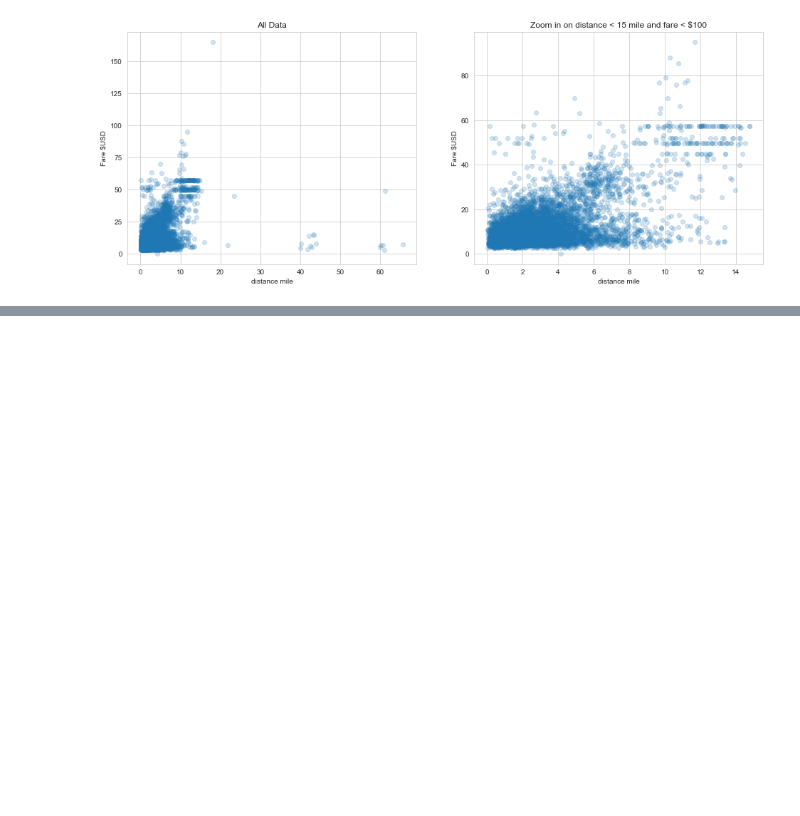
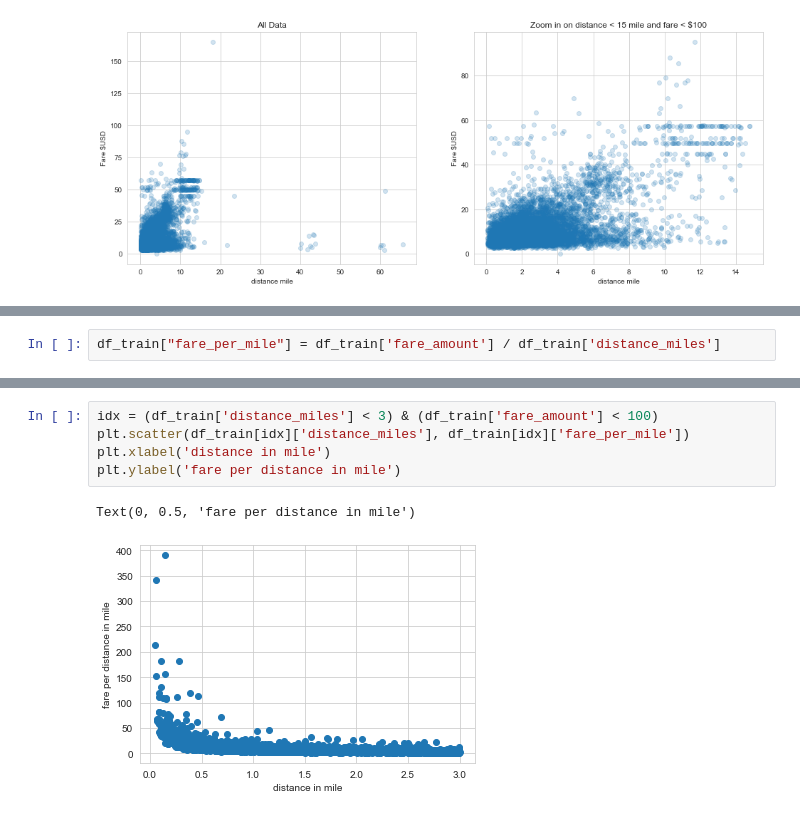
Before and after one commit to ThierrryScotto/New-York-Taxi-Fare-Prediction, a Jupyter notebook: New_York_City_Taxi_Fare_Prediction.ipynb, the cells around one changed output, grey strips where cells are left out. Cells and saved outputs as stored; diff of their text form; blank space fills up the shorter version.

```diff
--- a/New_York_City_Taxi_Fare_Prediction.ipynb
+++ b/New_York_City_Taxi_Fare_Prediction.ipynb
@@ -381,0 +431,2 @@ Text(0.5, 1.0, 'Zoom in on distance < 15 mile and fare < $100')
+# %%
+df_train["fare_per_mile"] = df_train['fare_amount'] / df_train['distance_miles']
@@ -381,0 +445,8 @@ Text(0.5, 1.0, 'Zoom in on distance < 15 mile and fare < $100')
+# %%
+idx = (df_train['distance_miles'] < 3) & (df_train['fare_amount'] < 100)
+plt.scatter(df_train[idx]['distance_miles'], df_train[idx]['fare_per_mile'])
+plt.xlabel('distance in mile')
+plt.ylabel('fare per distance in mile')
+# %% [output]
+Text(0, 0.5, 'fare per distance in mile')
+[figure, added]
```
Also changed, not shown: parts of 27 cells of this notebook.
